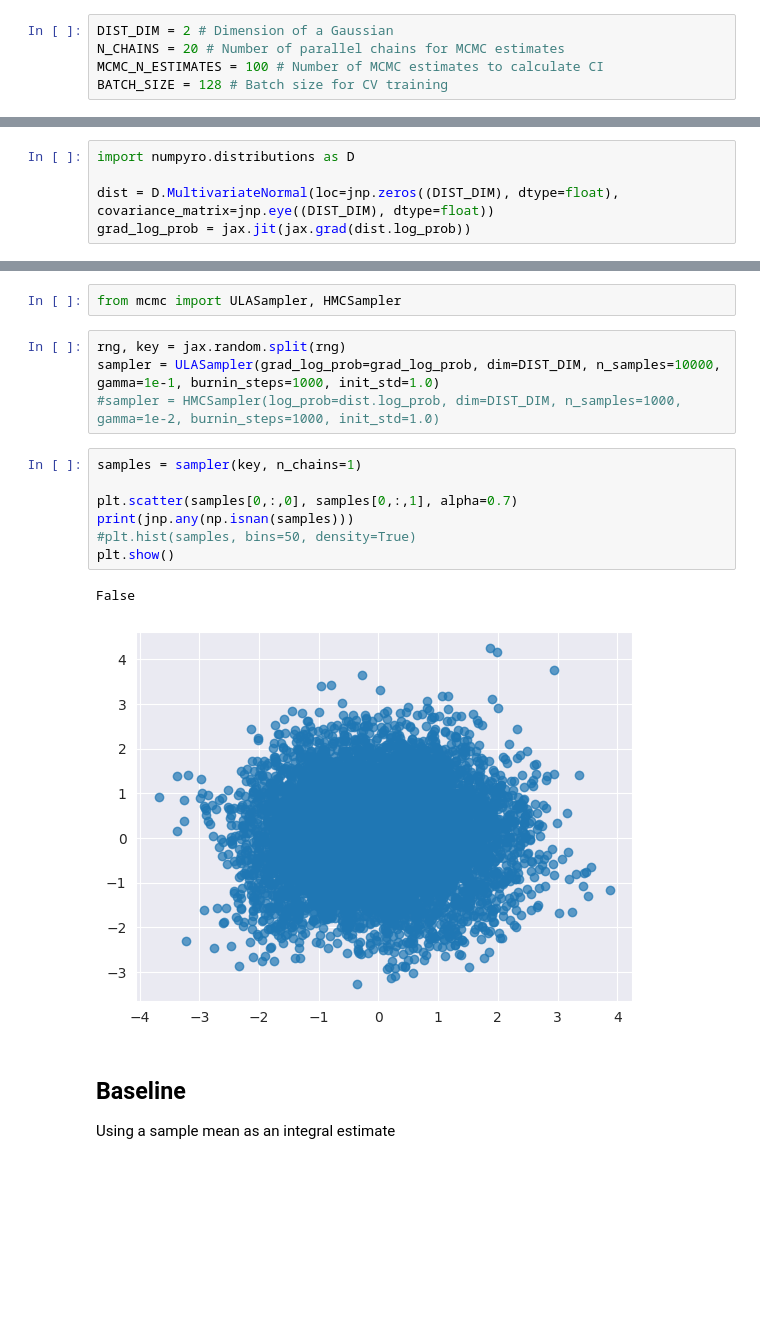
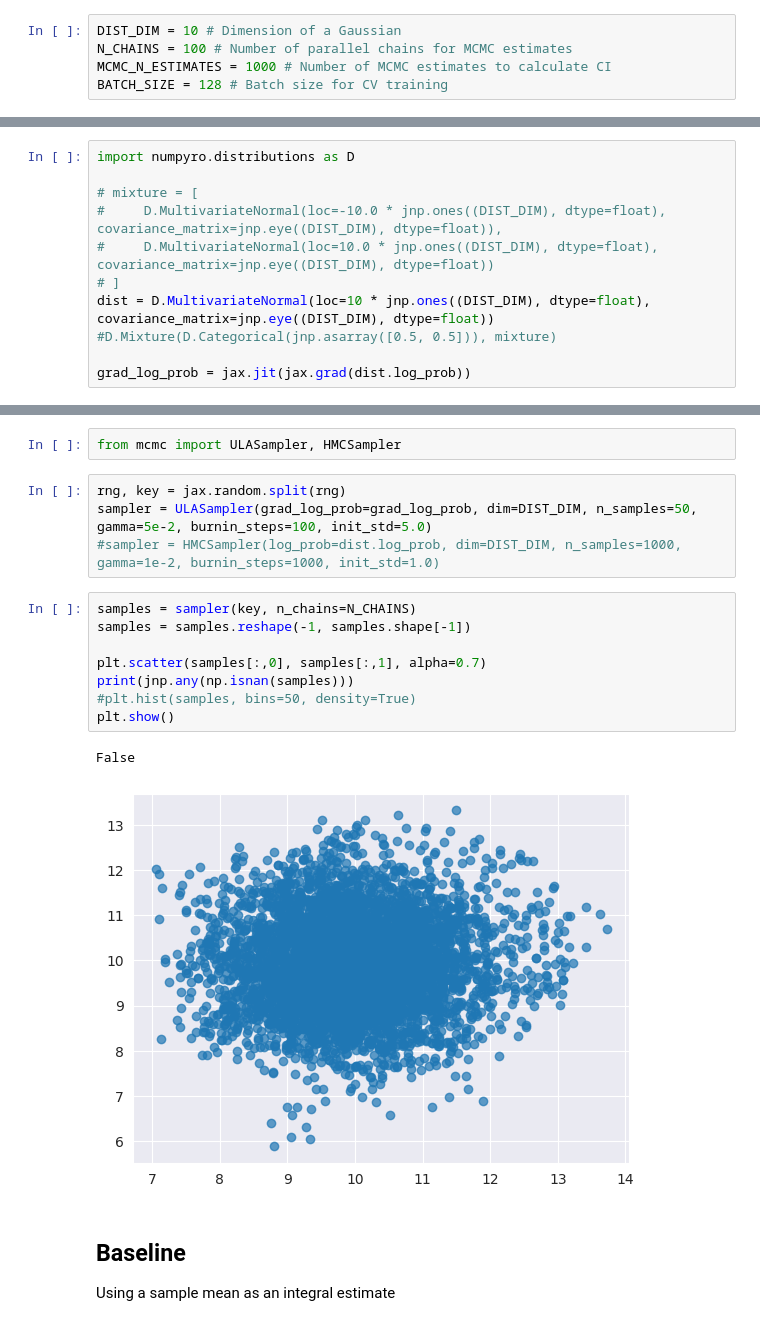
Before and after one commit to kkorolev1/mcmc-control-variates, a Jupyter notebook: experiments.ipynb, the cells around one changed output, grey strips where cells are left out. Drawn from its saved outputs; the diff is of its cells as text; blank space fills up the shorter version.

```diff
--- a/experiments.ipynb
+++ b/experiments.ipynb
@@ -24,9 +24,9 @@ exp_results = pd.DataFrame()
 # %% [markdown]
 ## Experiment Params
 # %%
-DIST_DIM = 2 # Dimension of a Gaussian
-N_CHAINS = 20 # Number of parallel chains for MCMC estimates
-MCMC_N_ESTIMATES = 100 # Number of MCMC estimates to calculate CI
+DIST_DIM = 10 # Dimension of a Gaussian
+N_CHAINS = 100 # Number of parallel chains for MCMC estimates
+MCMC_N_ESTIMATES = 1000 # Number of MCMC estimates to calculate CI
 BATCH_SIZE = 128 # Batch size for CV training
 # %%
 rng = jax.random.PRNGKey(50)
@@ -35,5 +37,10 @@ rng = jax.random.PRNGKey(50)
 # %%
 import numpyro.distributions as D
 
-dist = D.MultivariateNormal(loc=jnp.zeros((DIST_DIM), dtype=float), covariance_matrix=jnp.eye((DIST_DIM), dtype=float))
+# mixture = [
+#     D.MultivariateNormal(loc=-10.0 * jnp.ones((DIST_DIM), dtype=float), covariance_matrix=jnp.eye((DIST_DIM), dtype=float)),
+#     D.MultivariateNormal(loc=10.0 * jnp.ones((DIST_DIM), dtype=float), covariance_matrix=jnp.eye((DIST_DIM), dtype=float))
+# ]
+dist = D.MultivariateNormal(loc=10 * jnp.ones((DIST_DIM), dtype=float), covariance_matrix=jnp.eye((DIST_DIM), dtype=float)) #D.Mixture(D.Categorical(jnp.asarray([0.5, 0.5])), mixture)
+
 grad_log_prob = jax.jit(jax.grad(dist.log_prob))
@@ -54,18 +59,19 @@ plt.show()
 from mcmc import ULASampler, HMCSampler
 # %%
 rng, key = jax.random.split(rng)
-sampler = ULASampler(grad_log_prob=grad_log_prob, dim=DIST_DIM, n_samples=10000, gamma=1e-1, burnin_steps=1000, init_std=1.0)
+sampler = ULASampler(grad_log_prob=grad_log_prob, dim=DIST_DIM, n_samples=50, gamma=5e-2, burnin_steps=100, init_std=5.0)
 #sampler = HMCSampler(log_prob=dist.log_prob, dim=DIST_DIM, n_samples=1000, gamma=1e-2, burnin_steps=1000, init_std=1.0)
 # %%
-samples = sampler(key, n_chains=1)
+samples = sampler(key, n_chains=N_CHAINS)
+samples = samples.reshape(-1, samples.shape[-1])
 
-plt.scatter(samples[0,:,0], samples[0,:,1], alpha=0.7)
+plt.scatter(samples[:,0], samples[:,1], alpha=0.7)
 print(jnp.any(np.isnan(samples)))
 #plt.hist(samples, bins=50, density=True)
 plt.show()
 # %% [output]
 False
-[figure, old version]
+[figure, new version]
 # %% [markdown]
 ## Baseline
 Using a sample mean as an integral estimate
```
Also changed, not shown: parts of 34 cells of this notebook, 1 other file.
